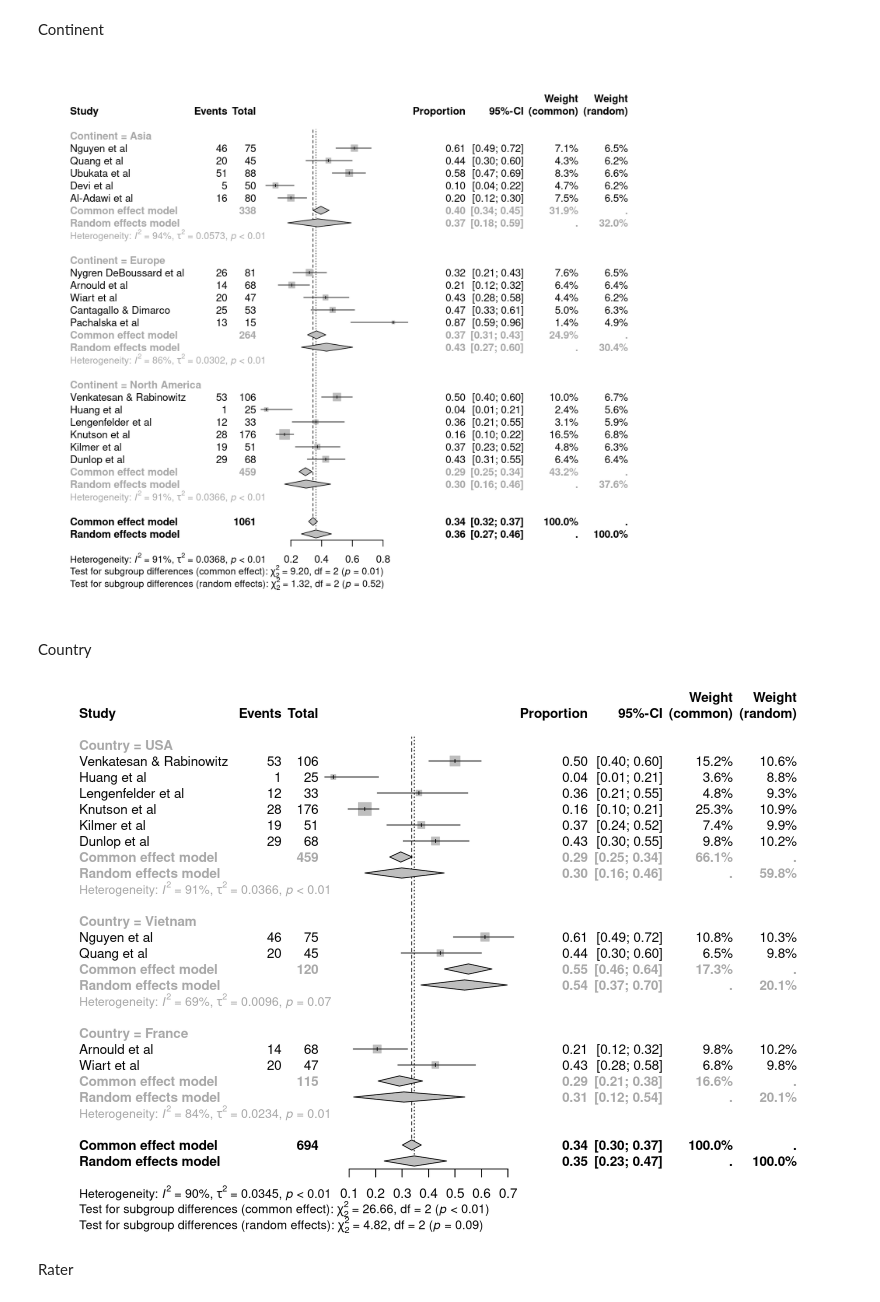
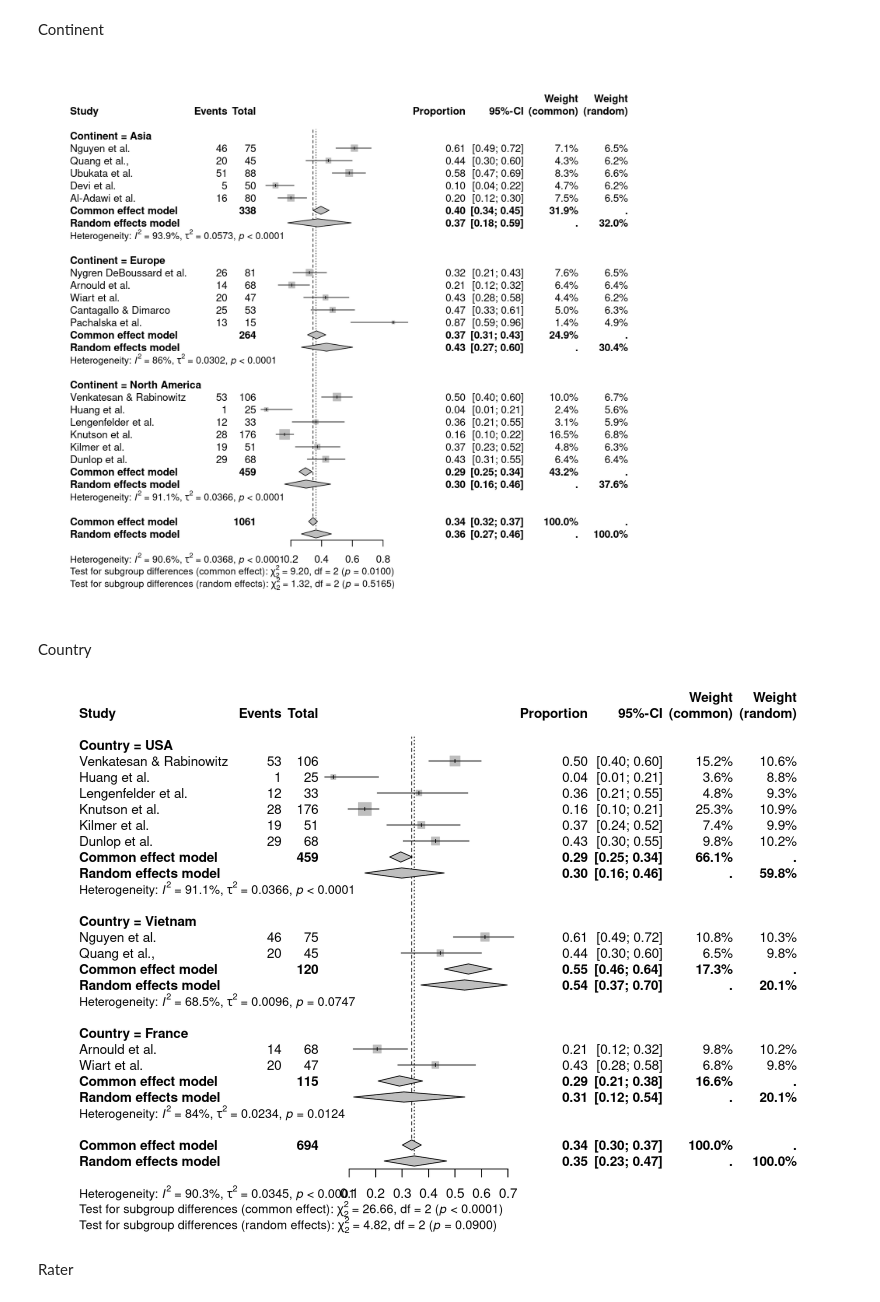
Before and after one commit to lynchjess/Apathy-TBI-meta, a Jupyter notebook: Lynch_et_al_analysis.ipynb, the cells around one changed output. Cells and saved outputs as stored; diff of their text form; code cells hidden in the pictures.

```diff
--- a/Lynch_et_al_analysis.ipynb
+++ b/Lynch_et_al_analysis.ipynb
@@ -251,38 +244,36 @@ continent_meta <- metaprop(Apathy_N, Total_N,
                            subgroup = Continent,
                            sm = "PFT",
                            method.tau = "DL",
-                           method.cs = "WS",
                            data = filtered_df)
 
 options(repr.plot.width = 10, repr.plot.height = 9, repr.plot.res = 210)
 forest(continent_meta)
 # %% [output]
-[figure, old version]
+[figure, new version]
 # %% [markdown]
 Country
 # %%
 # Summarize the count of studies per country
 country_counts <- table(main_df$Country)
 
 # Identify countries with more than 1 study
 valid_countries <- names(country_counts[country_counts > 1])
 
 # Subset the dataset to include only those countries with more than 1 study
 filtered_df <- main_df[main_df$Country %in% valid_countries, ]
 
 # Run the meta-analysis for the filtered dataset
 country_meta <- metaprop(Apathy_N, Total_N,
                          studlab = Authors,
                          subgroup = Country,
                          sm = "PFT",
                          method.tau = "DL",
-                         method.cs = "WS",
                          data = filtered_df)
 
 options(repr.plot.width = 10, repr.plot.height = 7, repr.plot.res = 210)
 forest(country_meta)
 # %% [output]
-[figure, old version]
+[figure, new version]
 # %% [markdown]
 Rater
 # %%
```
Also changed, not shown: parts of 34 cells of this notebook.
